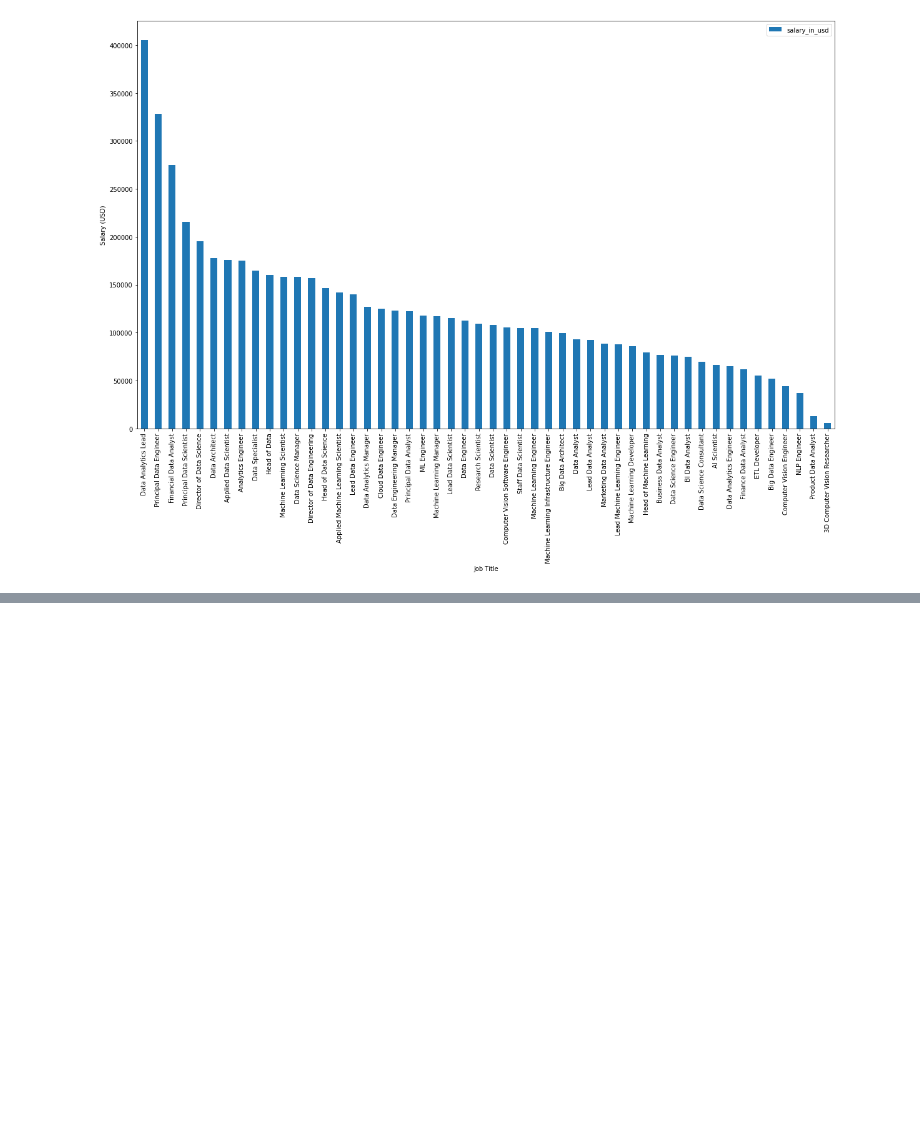
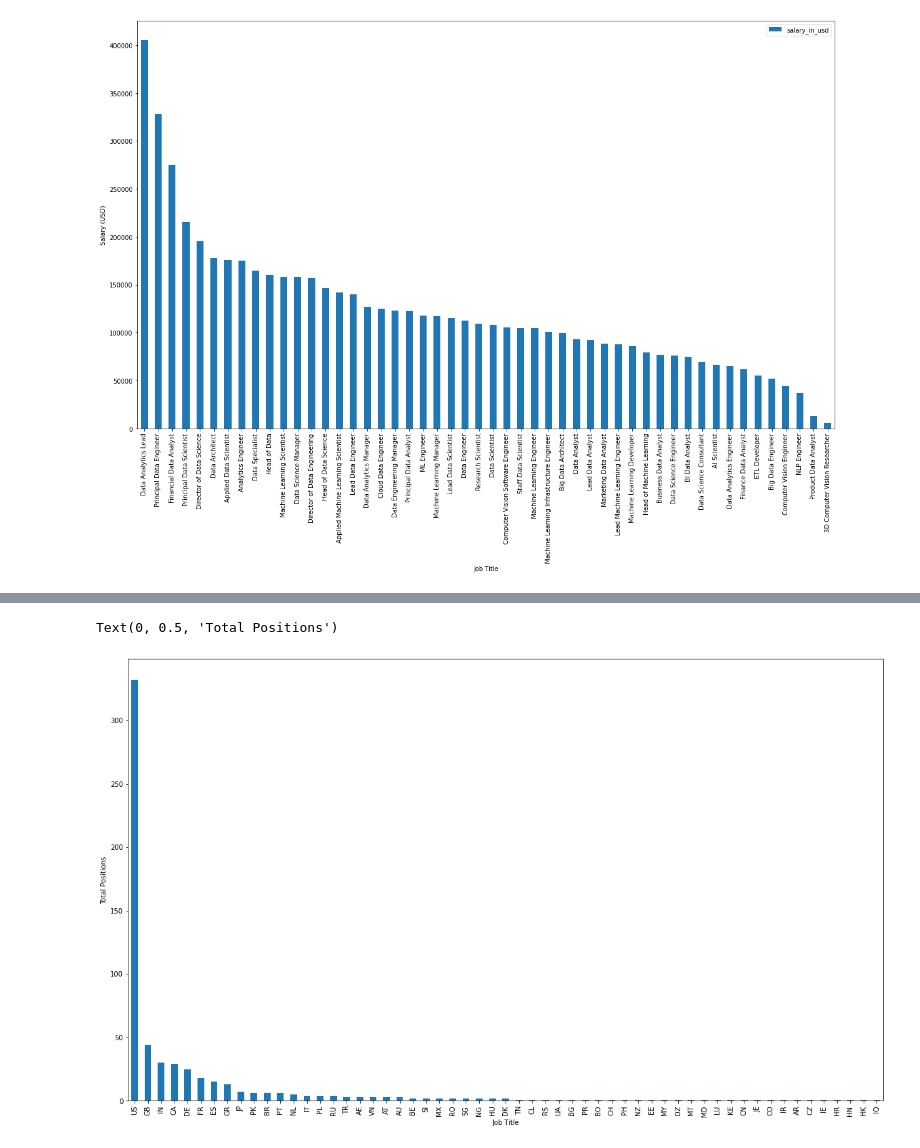
Before and after one commit to stephenjera/Kaggle-Projects, a Jupyter notebook: ds-salaries.ipynb, the cells around one changed output, grey strips where cells are left out. Drawn from its saved outputs; the diff is of its cells as text; code cells hidden in the pictures; blank space fills up the shorter version.

```diff
--- a/ds-salaries.ipynb
+++ b/ds-salaries.ipynb
@@ -114,0 +136,10 @@ data.groupby('job_title').mean().sort_values(by='salary_in_usd', ascending=False
+# %%
+# Get Total number of jobs in each country
+# US jobs dominate the sample
+data.groupby('employee_residence').count().sort_values(by='job_title', ascending=False).plot(kind='bar', y='salary_in_usd',figsize=(20, 12))
+plt.legend().remove()
+plt.xlabel('Job Title')
+plt.ylabel('Total Positions')
+# %% [output]
+Text(0, 0.5, 'Total Positions')
+[figure, added]
```
Also changed, not shown: parts of 3 cells of this notebook.
